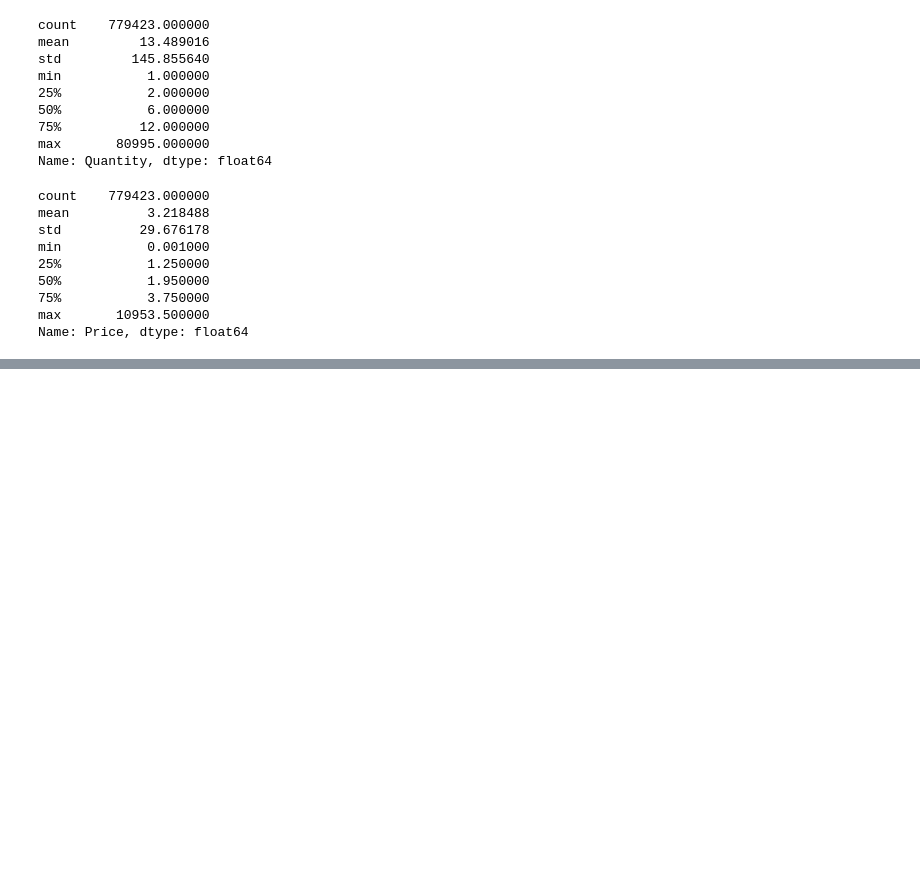
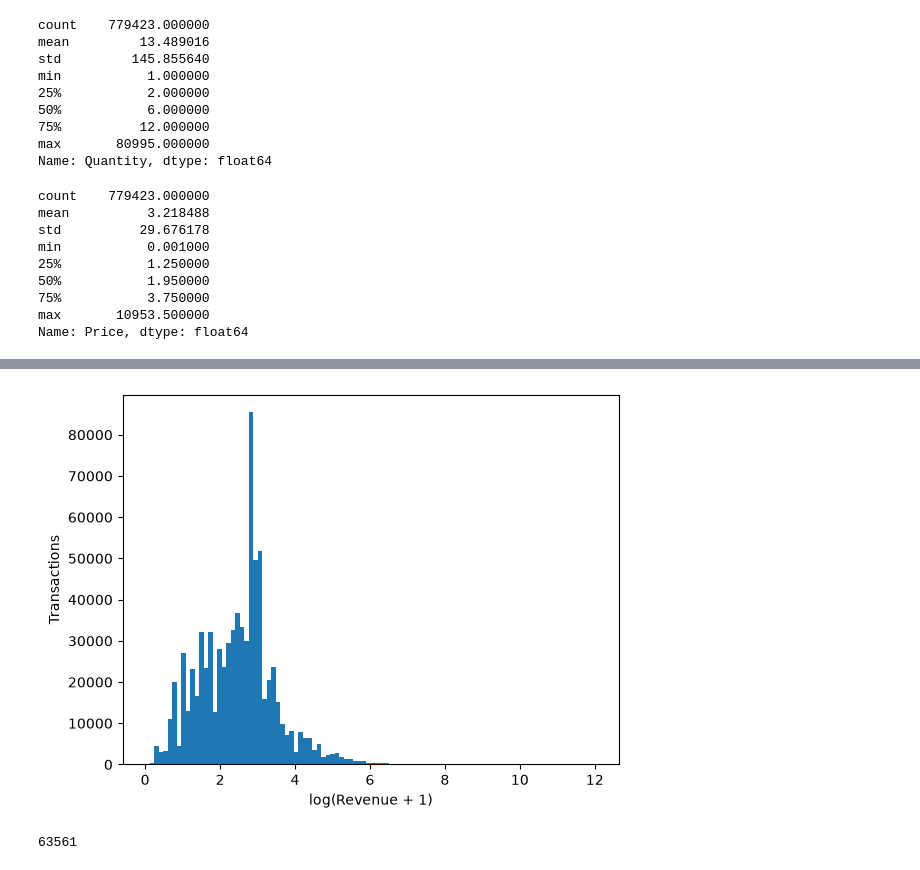
Before and after one commit to nick-st-coder/online-resail, a Jupyter notebook: notebooks/EDA.ipynb, the cells around one changed output, grey strips where cells are left out. Drawn from its saved outputs; the diff is of its cells as text; code cells hidden in the pictures; blank space fills up the shorter version.

```diff
--- a/notebooks/EDA.ipynb
+++ b/notebooks/EDA.ipynb
@@ -172,3 +174,5 @@ df = df[~(df['Price'] <= 0)]
+# %%
+df['Revenue'] = df['Quantity'] * df['Price']
 # %%
 df["Quantity"].describe()
 # %% [output]
@@ -206,0 +246,24 @@ df[["Quantity", "Price"]].quantile(
+# %%
+plt.hist(np.log1p(df["Revenue"]), bins=100)
+plt.xlabel("log(Revenue + 1)")
+plt.ylabel("Transactions")
+plt.show()
+# %% [output]
+[figure, added]
+# %%
+Q1 = df["Revenue"].quantile(0.25)
+Q3 = df["Revenue"].quantile(0.75)
+
+IQR = Q3 - Q1
+
+lower = Q1 - 1.5 * IQR
+upper = Q3 + 1.5 * IQR
+
+outliers = df[
+    (df["Revenue"] < lower) |
+    (df["Revenue"] > upper)
+]
+
+len(outliers)
+# %% [output]
+63561
```
Also changed, not shown: parts of 17 cells of this notebook.
